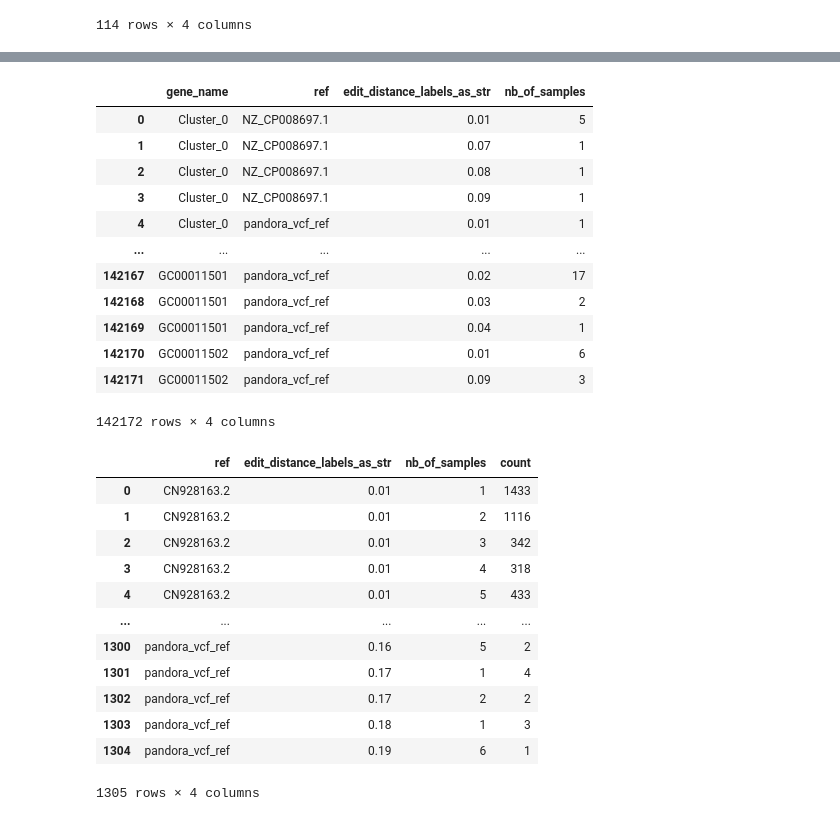
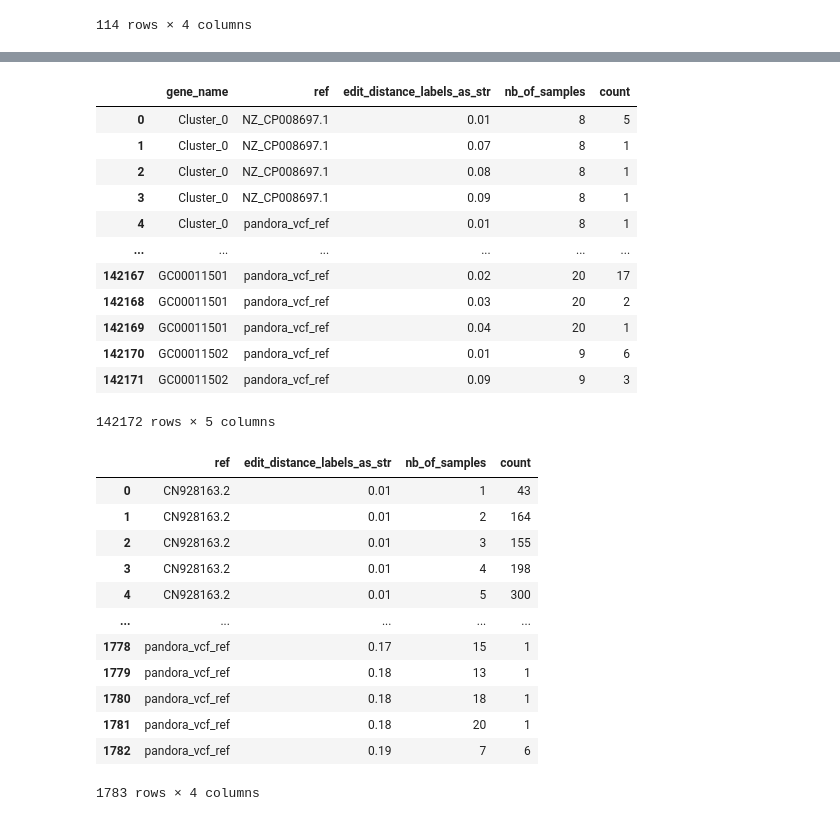
Before and after one commit to leoisl/pandora_gene_distance, a Jupyter notebook: notebooks/gene_plots/gene_plots.ipynb, the cells around one changed output, grey strips where cells are left out. Saved outputs shown, nothing was run; the diff lists cells and outputs as text; code cells hidden in the pictures.

Commit message:
Fixing a bug in gene plots notebook

```diff
--- a/notebooks/gene_plots/gene_plots.ipynb
+++ b/notebooks/gene_plots/gene_plots.ipynb
@@ -183,3 +183,7 @@ fig.write_image("distribution_of_genes_per_ed.proportion.png")
 fig
 # %% [output]
 [interactive output not drawn]
+# %%
+genes_ref_samples = genes.groupby(by=["gene_name", "ref"]).count()[["status_truth_gene"]].rename(columns={"status_truth_gene": "nb_of_samples"}).reset_index(drop=False)
+display(genes_ref_samples["nb_of_samples"].max())
+genes_ref_samples
@@ -185,0 +205,3 @@ fig
+# %%
+genes = genes.merge(genes_ref_samples, on=["gene_name", "ref"], how="inner")
+genes
@@ -186,36 +222,35 @@ fig
 # %%
-grouped_genes_by_gene_ref_and_ED = genes.groupby(by=["gene_name", "ref", "edit_distance_labels_as_str"]).count()[["status_truth_gene"]].rename(columns={"status_truth_gene": "nb_of_samples"})
-grouped_genes_by_gene_ref_and_ED = grouped_genes_by_gene_ref_and_ED.reset_index(drop=False)
-grouped_genes_by_gene_ref_and_ED
+counted_genes_by_gene_ref_ED_samples = genes.groupby(by=["gene_name", "ref", "edit_distance_labels_as_str", "nb_of_samples"]).count()[["status_truth_gene"]].rename(columns={"status_truth_gene": "count"}).reset_index(drop=False)
+counted_genes_by_gene_ref_ED_samples
 # %% [output]
-|  | gene_name | ref | edit_distance_labels_as_str | nb_of_samples |
-| 0 | Cluster_0 | NZ_CP008697.1 | 0.01 | 5 |
-| 1 | Cluster_0 | NZ_CP008697.1 | 0.07 | 1 |
-| 2 | Cluster_0 | NZ_CP008697.1 | 0.08 | 1 |
-| 3 | Cluster_0 | NZ_CP008697.1 | 0.09 | 1 |
-| 4 | Cluster_0 | pandora_vcf_ref | 0.01 | 1 |
-| ... | ... | ... | ... | ... |
-| 142167 | GC00011501 | pandora_vcf_ref | 0.02 | 17 |
-| 142168 | GC00011501 | pandora_vcf_ref | 0.03 | 2 |
-| 142169 | GC00011501 | pandora_vcf_ref | 0.04 | 1 |
-| 142170 | GC00011502 | pandora_vcf_ref | 0.01 | 6 |
-| 142171 | GC00011502 | pandora_vcf_ref | 0.09 | 3 |
+|  | gene_name | ref | edit_distance_labels_as_str | nb_of_samples | count |
+| 0 | Cluster_0 | NZ_CP008697.1 | 0.01 | 8 | 5 |
+| 1 | Cluster_0 | NZ_CP008697.1 | 0.07 | 8 | 1 |
+| 2 | Cluster_0 | NZ_CP008697.1 | 0.08 | 8 | 1 |
+| 3 | Cluster_0 | NZ_CP008697.1 | 0.09 | 8 | 1 |
+| 4 | Cluster_0 | pandora_vcf_ref | 0.01 | 8 | 1 |
+| ... | ... | ... | ... | ... | ... |
+| 142167 | GC00011501 | pandora_vcf_ref | 0.02 | 20 | 17 |
+| 142168 | GC00011501 | pandora_vcf_ref | 0.03 | 20 | 2 |
+| 142169 | GC00011501 | pandora_vcf_ref | 0.04 | 20 | 1 |
+| 142170 | GC00011502 | pandora_vcf_ref | 0.01 | 9 | 6 |
+| 142171 | GC00011502 | pandora_vcf_ref | 0.09 | 9 | 3 |
-142172 rows × 4 columns
+142172 rows × 5 columns
 # %%
-counted_genes_by_gene_ref_and_ED = grouped_genes_by_gene_ref_and_ED.groupby(by=["ref", "edit_distance_labels_as_str", "nb_of_samples"]).count().rename(columns={"gene_name": "count"}).reset_index(drop=False)
-counted_genes_by_gene_ref_and_ED
+counted_genes_by_ref_ED_samples = counted_genes_by_gene_ref_ED_samples.groupby(by=["ref", "edit_distance_labels_as_str", "nb_of_samples"]).sum()[["count"]].reset_index(drop=False)
+counted_genes_by_ref_ED_samples
 # %% [output]
 |  | ref | edit_distance_labels_as_str | nb_of_samples | count |
-| 0 | CN928163.2 | 0.01 | 1 | 1433 |
-| 1 | CN928163.2 | 0.01 | 2 | 1116 |
-| 2 | CN928163.2 | 0.01 | 3 | 342 |
-| 3 | CN928163.2 | 0.01 | 4 | 318 |
-| 4 | CN928163.2 | 0.01 | 5 | 433 |
+| 0 | CN928163.2 | 0.01 | 1 | 43 |
+| 1 | CN928163.2 | 0.01 | 2 | 164 |
+| 2 | CN928163.2 | 0.01 | 3 | 155 |
+| 3 | CN928163.2 | 0.01 | 4 | 198 |
+| 4 | CN928163.2 | 0.01 | 5 | 300 |
 | ... | ... | ... | ... | ... |
-| 1300 | pandora_vcf_ref | 0.16 | 5 | 2 |
-| 1301 | pandora_vcf_ref | 0.17 | 1 | 4 |
-| 1302 | pandora_vcf_ref | 0.17 | 2 | 2 |
-| 1303 | pandora_vcf_ref | 0.18 | 1 | 3 |
-| 1304 | pandora_vcf_ref | 0.19 | 6 | 1 |
+| 1778 | pandora_vcf_ref | 0.17 | 15 | 1 |
+| 1779 | pandora_vcf_ref | 0.18 | 13 | 1 |
+| 1780 | pandora_vcf_ref | 0.18 | 18 | 1 |
+| 1781 | pandora_vcf_ref | 0.18 | 20 | 1 |
+| 1782 | pandora_vcf_ref | 0.19 | 7 | 6 |
-1305 rows × 4 columns
+1783 rows × 4 columns
 # %%
```
Also changed, not shown: parts of 7 cells of this notebook.
